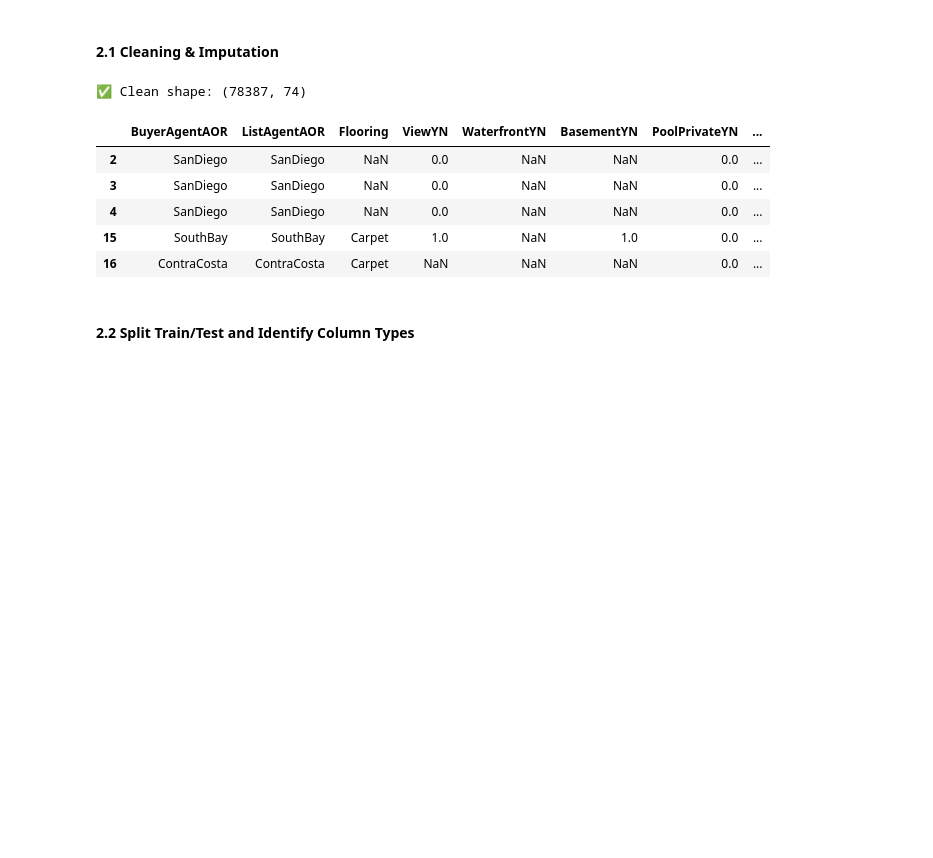
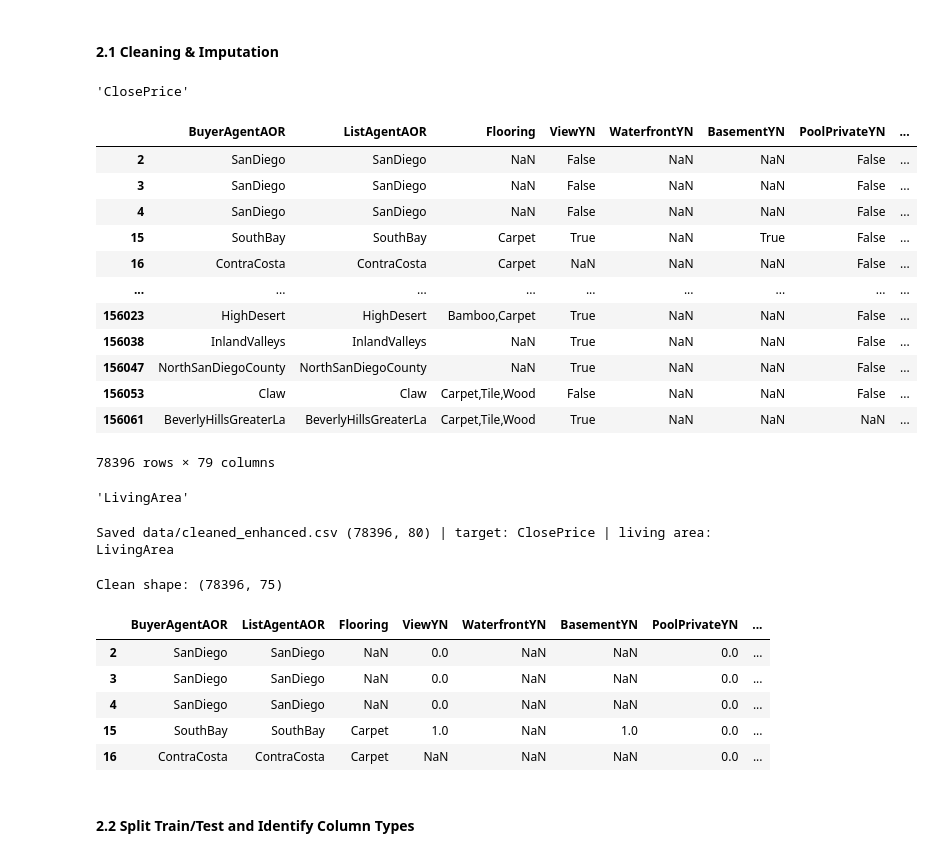
Before and after one commit to stephaniepatriciaans/Home_Price_Predictions, a Jupyter notebook: Step1,2_Stephanie.ipynb, the cells around one changed output. Cells and saved outputs as stored; diff of their text form; code cells hidden in the pictures; blank space fills up the shorter version.

```diff
--- a/Step1,2_Stephanie.ipynb
+++ b/Step1,2_Stephanie.ipynb
@@ -391,0 +409,2 @@ from sklearn.model_selection import train_test_split
+# %%
+df_all = df_all_raw.copy()
@@ -392,3 +418,47 @@ from sklearn.model_selection import train_test_split
+# %%
+# 2) Target column (try common variants)
+target_candidates = ["ClosePrice", "Close Price", "Close_Price", "CLOSEPRICE"]
+target = next((c for c in target_candidates if c in df_all.columns), None)
+assert target is not None, f"Target not found. Tried: {target_candidates}"
+target
+# %% [output]
+'ClosePrice'
+# %%
+# 3) Basic sanity trims on target
+df_all = df_all[df_all[target].between(50_000, 10_000_000)]
+df_all = df_all.dropna(subset=[target])
+df_all
+# %% [output]
+|  | BuyerAgentAOR | ListAgentAOR | Flooring | ViewYN | WaterfrontYN | BasementYN | PoolPrivateYN | ... |
+| 2 | SanDiego | SanDiego | NaN | False | NaN | NaN | False | ... |
+| 3 | SanDiego | SanDiego | NaN | False | NaN | NaN | False | ... |
+| 4 | SanDiego | SanDiego | NaN | False | NaN | NaN | False | ... |
+| 15 | SouthBay | SouthBay | Carpet | True | NaN | True | False | ... |
+| 16 | ContraCosta | ContraCosta | Carpet | NaN | NaN | NaN | False | ... |
+| ... | ... | ... | ... | ... | ... | ... | ... | ... |
+| 156023 | HighDesert | HighDesert | Bamboo,Carpet | True | NaN | NaN | False | ... |
+| 156038 | InlandValleys | InlandValleys | NaN | True | NaN | NaN | False | ... |
+| 156047 | NorthSanDiegoCounty | NorthSanDiegoCounty | NaN | True | NaN | NaN | False | ... |
+| 156053 | Claw | Claw | Carpet,Tile,Wood | False | NaN | NaN | False | ... |
+| 156061 | BeverlyHillsGreaterLa | BeverlyHillsGreaterLa | Carpet,Tile,Wood | True | NaN | NaN | NaN | ... |
+78396 rows × 79 columns
+# %%
+# 4) Simple feature: price per sqft (if living area present)
+living_candidates = ["LivingArea", "Living Area", "SQFT", "SquareFootage", "Square_Footage"]
+living = next((c for c in living_candidates if c in df_all.columns), None)
+if living:
+    df_all["PricePerSqft"] = df_all[target] / df_all[living].clip(lower=1)
+
+living
+# %% [output]
+'LivingArea'
+# %%
+df_clean = df_all.reset_index(drop=True)
+Path("data").mkdir(exist_ok=True, parents=True)
+df_clean.to_csv("data/cleaned_enhanced.csv", index=False)
+print("Saved data/cleaned_enhanced.csv", df_clean.shape, "| target:", target, "| living area:", living)
+# %% [output]
+Saved data/cleaned_enhanced.csv (78396, 80) | target: ClosePrice | living area: LivingArea
 # %%
 # Drop obvious leakage or high-cardinality text columns
 DROP_COLUMNS = [
@@ -419,10 +489,10 @@ for c in df.select_dtypes("object"):
     if set(vals.unique()) <= set(yes_no_map) | {"nan","none"}:
         df[c] = vals.map(yes_no_map).astype("float64")
 
-print("✅ Clean shape:", df.shape)
+print("Clean shape:", df.shape)
 display(df.head(5))
 # %% [output]
-✅ Clean shape: (78387, 74)
+Clean shape: (78396, 75)
 |  | BuyerAgentAOR | ListAgentAOR | Flooring | ViewYN | WaterfrontYN | BasementYN | PoolPrivateYN | ... |
 | 2 | SanDiego | SanDiego | NaN | 0.0 | NaN | NaN | 0.0 | ... |
 | 3 | SanDiego | SanDiego | NaN | 0.0 | NaN | NaN | 0.0 | ... |
```
Also changed, not shown: parts of 17 cells of this notebook, 5 other files.
